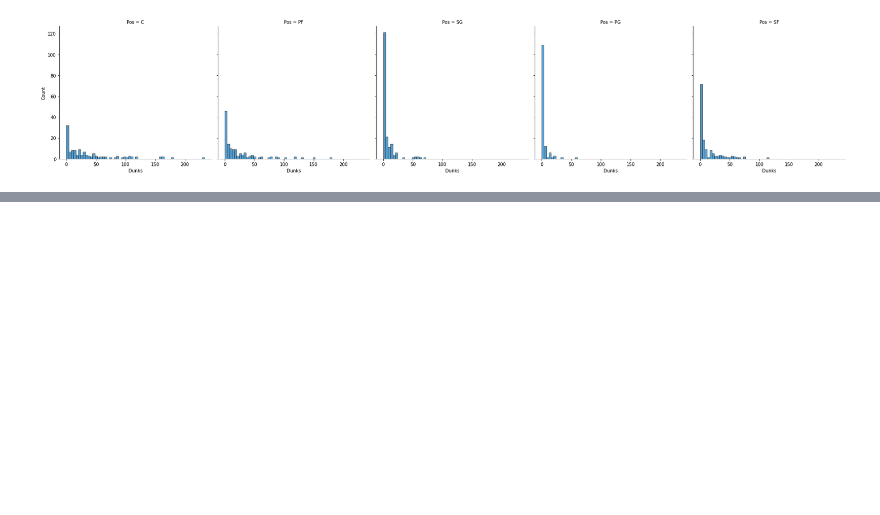
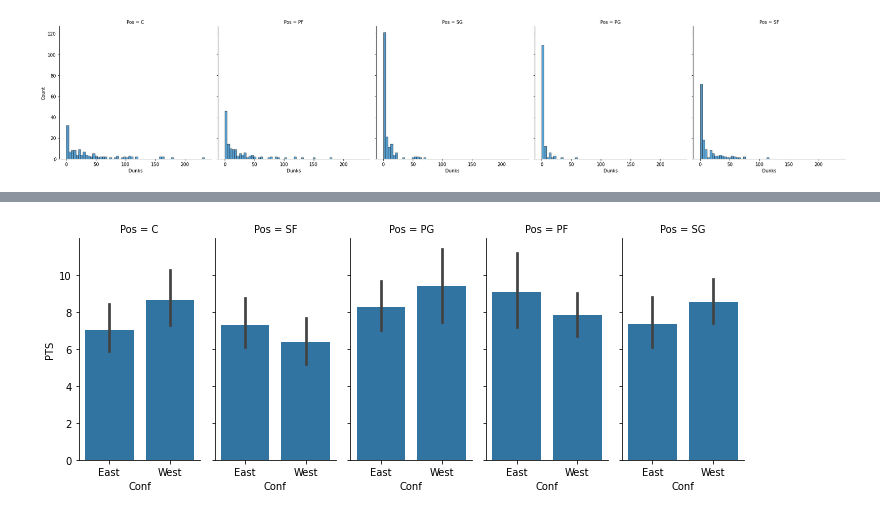
Before and after one commit to LanitaMG/py_Evaluacion, a Jupyter notebook: NBA_Stats.ipynb, the cells around one changed output, grey strips where cells are left out. Cells and saved outputs as stored; diff of their text form; code cells hidden in the pictures; blank space fills up the shorter version.

```diff
--- a/NBA_Stats.ipynb
+++ b/NBA_Stats.ipynb
@@ -220,0 +182,8 @@ equipos2
+# %%
+# Estadísticas por conferencia
+nba_conferencias = pd.DataFrame(
+    {
+     "Tm": ["ATL", "BOS", "BRK", "CHO", "CHI", "CLE", "DAL", "DEN", "DET", "GSW", "HOU", "IND", "LAL", "LAC", "MEM", "MIA", "MIL", "MIN", "NOP", "NYK", "OKC", "ORL", "PHI", "PHO", "POR", "SAC", "SAS", "TOR", "UTA", "WAS"],
+     "Conf": ["East", "East", "East", "East", "East", "East", "West", "West", "East", "West", "West", "East", "West", "West", "West", "West", "East", "West", "East", "East", "West", "East", "East", "West", "West", "West", "West", "East", "West", "East"]
+    })
+nba_conferencias
@@ -220,0 +208,4 @@ equipos2
+# %%
+# Sumar la columna Conf al df nba_stats
+nba_stats_conf = pd.merge(nba_stats, nba_conferencias, on='Tm')
+nba_stats_conf.dtypes
@@ -220,0 +230,7 @@ equipos2
+# %%
+# Anotaciones por posición. Conferencia Este vs Conferencia Oeste
+
+g = sns.FacetGrid(nba_stats_conf, col="Pos", height=4, aspect=.5)
+g.map(sns.barplot, "Conf", "PTS", order=["East", "West"]);
+# %% [output]
+[figure, added]
```
Also changed, not shown: parts of 21 cells of this notebook.
